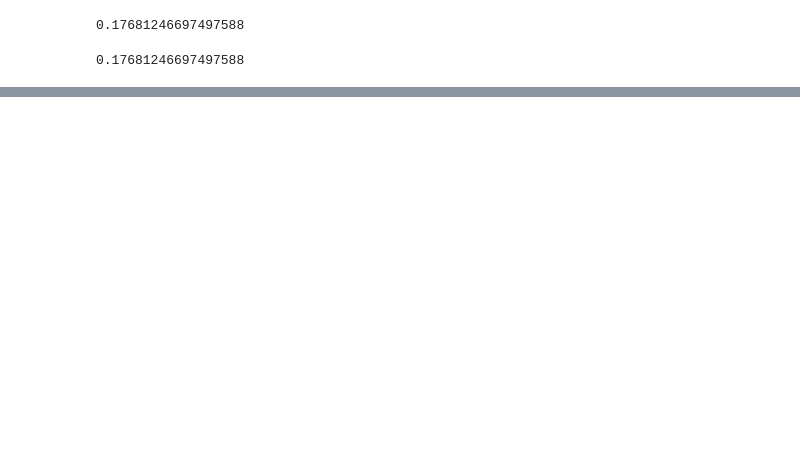
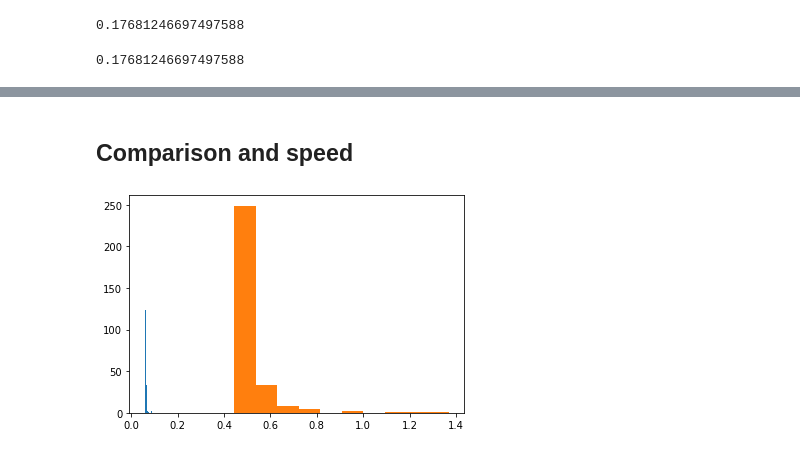
Before and after one commit to LuMel/unsupervised_ML_and_hidden_MMs, a Jupyter notebook: training of HMMs/unsupervised_version.ipynb, the cells around one changed output, grey strips where cells are left out. Drawn from its saved outputs; the diff is of its cells as text; code cells hidden in the pictures; blank space fills up the shorter version.

Commit message:
minor changes in backward algo, finished tensorized discrete HMM

```diff
--- a/training of HMMs/unsupervised_version.ipynb
+++ b/training of HMMs/unsupervised_version.ipynb
@@ -510,0 +706,2 @@ assert B_[1, X_data[2,1]]*assd == alpha_list[1][1,2] #alpha for t=2, z=2 and n=3
+# %%
+update_B(X_data, alpha_list, beta_list)
@@ -510,0 +827,36 @@ assert B_[1, X_data[2,1]]*assd == alpha_list[1][1,2] #alpha for t=2, z=2 and n=3
+# %% [markdown]
+## Comparison and speed
+# %%
+import matplotlib.pyplot as plt
+import time
+# the random state is fixed so that the initial state is identical.
+thmm = TensorizedHMM(2)
+hmm = HMM(2)
+# %%
+tensor_time_stats = dict()
+for m_iter in [10,30,50]:
+    tensor_time_stats[m_iter] = list()
+    for exp_ in range(300):
+        #if exp_ % 10 == 0:
+        #    print(exp_)
+        start = time.time()
+        thmm = TensorizedHMM(2)
+        thmm.fit(X_data, max_iter=m_iter)
+        tensor_time_stats[m_iter].append(time.time()-start)
+# %%
+basic_time_stats = dict()
+for m_iter in [10,30,50]:
+    basic_time_stats[m_iter] = list()
+    for exp_ in range(300):
+        #if exp_ % 10 == 0:
+        #    print(exp_)
+        start = time.time()
+        hmm = HMM(2)
+        hmm.fit(X_data, max_iter=m_iter)
+        basic_time_stats[m_iter].append(time.time()-start)
+# %%
+plt.hist(tensor_time_stats[30])
+plt.hist(basic_time_stats[30])
+plt.show()
+# %% [output]
+[figure, added]
```
Also changed, not shown: parts of 28 cells of this notebook, 1 other file.
